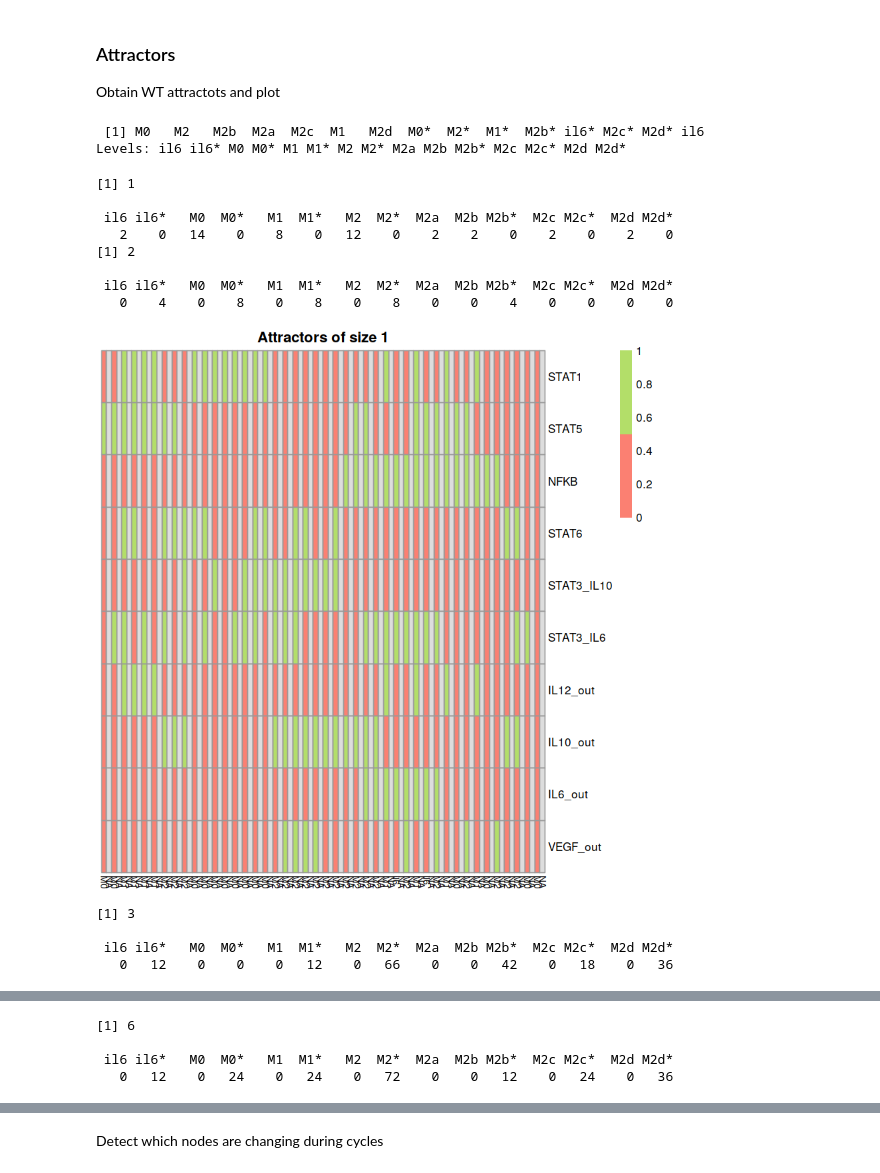
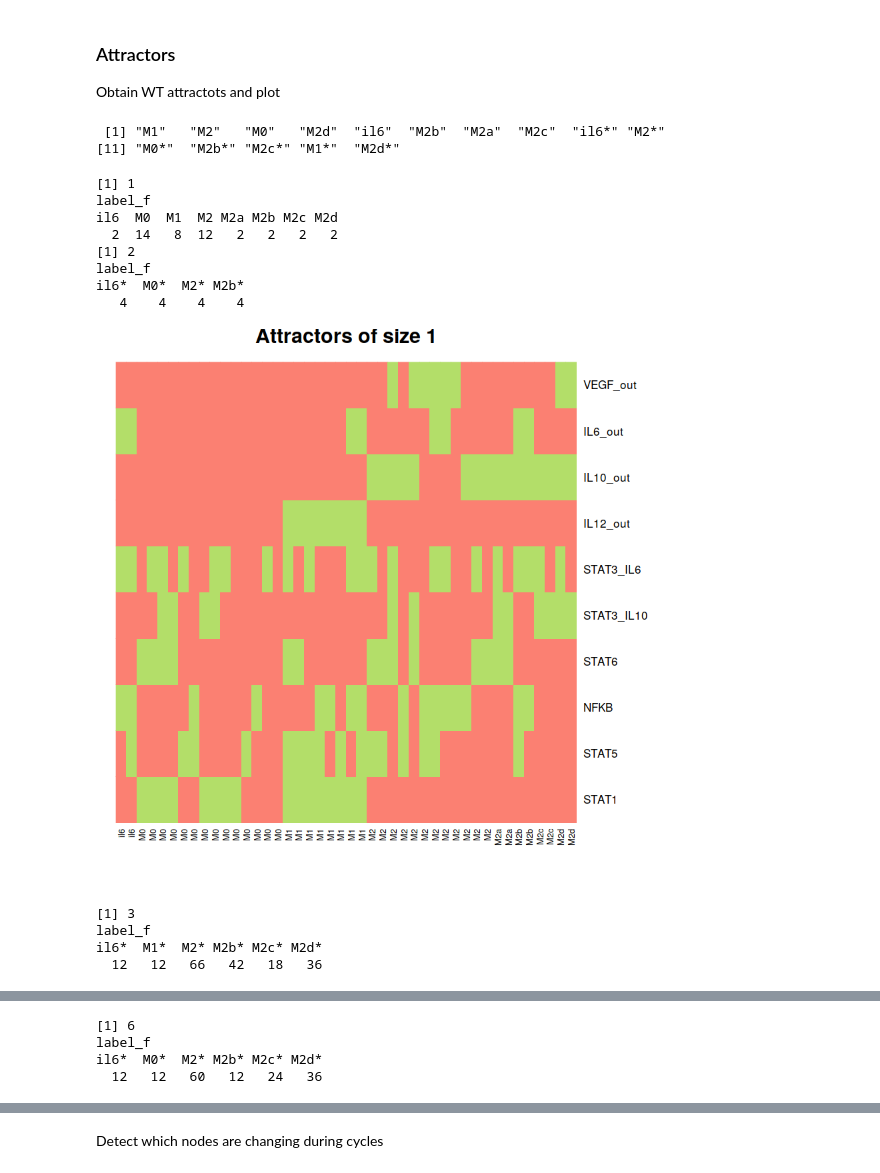
Before and after one commit to Laboratorio-de-Biologia-Computacional/Macrophage_Differentiation, a Jupyter notebook: MP_network.ipynb, the cells around one changed output, grey strips where cells are left out. Cells and saved outputs as stored; diff of their text form; code cells hidden in the pictures.

```diff
--- a/MP_network.ipynb
+++ b/MP_network.ipynb
@@ -41,13 +41,7 @@ net <- loadNetwork(file = "model/MP_reduced_network.csv")
 lab <- read.csv("model/MP_label_rules.csv")
 env <- read.csv("model/MP_environment.csv")
 
-#replace.labels <- list('M1M2'='M1M2')
-#replace.labels <- list('il6/M0'='il6', 'M2/M2b'='M2b', 'M0/M2/M2c'='M2c', 'M0/M2'='M2', 'M2/M2d'='M2d', '
-#M2/M2b'='M2b', 'M0/M2/M2b'='M2b', 'il6/M0/M2'='M2', 'M0/M2b'='M2b', 'il6/M0/M2b'='M2b')
-replace.labels <- list('il6/M0'='il6', 'il6/M0/M2'='M2', 'il6/M2b'='M2b', 'il6/M0/M2b'='M2b', 'M0/M2'='M2',
-                       'M0/M2a'='M2a', 'M1/M1M2'='M1M2', 'M1M2/NoLabel'='NoLabel', 'il6/M2'='M2',
-                       'M2/M2b'='M2b', 'il6/M2/M2b'='M2b', 'M0/M2/M2b'='M2b', 'M2/M2d'='M2d', 'M0/M2b'='M2b',
-                       'M0/M2/M2c'='M2c')
+replace.labels <- list('il6/M0'='il6', 'il6/M0/M2'='M2', 'il6/M2b'='M2b', 'il6/M0/M2b'='M2b', 'M0/M2'='M2', 'M1/M1M2'='M1M2', 'M1/M1M2/NoLabel'='NoLabel', 'M1/M1M2/NoLabel'='NoLabel', 'M1M2/NoLabel'='NoLabel', 'il6/M2'='M2', 'M2/M2b'='M2b', 'M2/M2b'='M2b', 'il6/M2/M2b'='M2b', 'M0/M2/M2b'='M2b', 'M2/M2d'='M2d', 'M0/M2a'='M2a', 'M0/M2b'='M2b', 'M0/M2/M2c'='M2c')
 # %%
 simplifyLabel <- function(old, sep='/', mark='*', replace.labels=NULL) {
     # separate abd simplify
@@ -101,5 +95,5 @@ Network was simplified with GINsim, topologY was obtained with BoolNetPerturb an
 # %%
-file.net.topo <- 'data/net_topology.csv'
+file.net.topo <- 'data/MP_net_topology.csv'
 net.topo <- getNetTopology(net)
 write.csv(net.topo, file.net.topo, row.names=F)
 # %% [markdown]
@@ -138,56 +132,63 @@ if (! file.exists(file.attr)) {
     labels <- state.label
     write.csv(attr.table, file.attr, row.names=FALSE)
     write.csv(labels, file.attr.label, row.names=FALSE)
-} else {
-    attr.table <- read.csv(file = file.attr)
-    labels <- read.csv(file = file.attr.label)
 }
+attr.table <- read.csv(file = file.attr, stringsAsFactors = FALSE)
+labels <- read.csv(file = file.attr.label, stringsAsFactors = FALSE)
+
 unique(attr.table$label)
 # %% [output]
- [1] M0   M2   M2b  M2a  M2c  M1   M2d  M0*  M2*  M1*  M2b* il6* M2c* M2d* il6
-Levels: il6 il6* M0 M0* M1 M1* M2 M2* M2a M2b M2b* M2c M2c* M2d M2d*
+ [1] "M1"   "M2"   "M0"   "M2d"  "il6"  "M2b"  "M2a"  "M2c"  "il6*" "M2*"
+[11] "M0*"  "M2b*" "M2c*" "M1*"  "M2d*"
 # %%
 file.attr.pdf <- "images/MP_attr_all"
 
 # Select key nodes for plotting
 node.subset <- c("STAT1", "STAT5", "NFKB", "STAT6", "STAT3_IL10", "STAT3_IL6", "IL12_out", "IL10_out", "IL6_out", "VEGF_out")
 attr.table.short <- subset(attr.table, select = c("attractor","label","state", node.subset) )
 
 # select unique attractors of subset
 attrs <- list()
 for (n in 1:max(attr.table$attractor)) {
     at <- attr.table.short[attr.table.short$attractor==n,]
     at <- subset(at, select = -c(attractor,state) )
     at[nrow(at) + 1,] = NA
     row.names(at) <- NULL
     attrs[[n]] <- at
 }
 attrs <- unique(attrs)
 
 for (n in unique(sapply(attrs, nrow))) {
     n <-  n-1
     print(n)
     attrs_f <- Filter(function(x) (nrow(x))-1==n, attrs)
     attrs_f <- bind_rows(attrs_f)
-    print(table(attrs_f$label))
-    (attrs_f$label)
+    label_f <- attrs_f$label
+    print(table(label_f))
     title = paste(c('Attractors of size ',n), collapse='')
-    #dev.off()
+    attrs_f <- t(as.matrix(sapply(  subset(attrs_f, select=-c(label))  , as.numeric)))
+    colnames(attrs_f) <- label_f
+    if (n==1) {
+        attrs_f <- attrs_f[,! is.na(colnames(attrs_f))]
+        attrs_f <- attrs_f[ , order(colnames(attrs_f))]
+    }
     #pdf( paste(c(file.attr.pdf,as.character(n),'.pdf'),collapse='') )
-    plot.heatmap(attrs_f, title=title)
+    heatmap(attrs_f, main=title,
+        col=c('#fb8072','#b3de69'), cexCol=0.75, cexRow=1,
+        Colv = NA, Rowv = NA, scale="none" )
     #dev.off()
 }
 # %% [output]
 [1] 1
-
- il6 il6*   M0  M0*   M1  M1*   M2  M2*  M2a  M2b M2b*  M2c M2c*  M2d M2d*
-   2    0   14    0    8    0   12    0    2    2    0    2    0    2    0
+label_f
+il6  M0  M1  M2 M2a M2b M2c M2d
+  2  14   8  12   2   2   2   2
 [1] 2
-
- il6 il6*   M0  M0*   M1  M1*   M2  M2*  M2a  M2b M2b*  M2c M2c*  M2d M2d*
-   0    4    0    8    0    8    0    8    0    0    4    0    0    0    0
+label_f
+il6*  M0*  M2* M2b*
+   4    4    4    4
-[figure, old version]
+[figure, new version]
 [1] 3
-
- il6 il6*   M0  M0*   M1  M1*   M2  M2*  M2a  M2b M2b*  M2c M2c*  M2d M2d*
-   0   12    0    0    0   12    0   66    0    0   42    0   18    0   36
+label_f
+il6*  M1*  M2* M2b* M2c* M2d*
+  12   12   66   42   18   36
@@ -195,4 +196,4 @@ for (n in unique(sapply(attrs, nrow))) {
 [1] 6
-
- il6 il6*   M0  M0*   M1  M1*   M2  M2*  M2a  M2b M2b*  M2c M2c*  M2d M2d*
-   0   12    0   24    0   24    0   72    0    0   12    0   24    0   36
+label_f
+il6*  M0*  M2* M2b* M2c* M2d*
+  12   12   60   12   24   36
```
Also changed, not shown: parts of 13 cells of this notebook, 48 other files.
